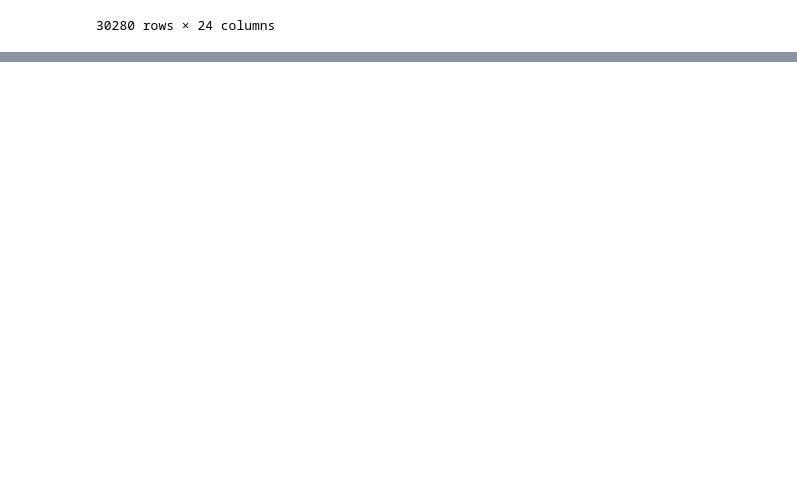
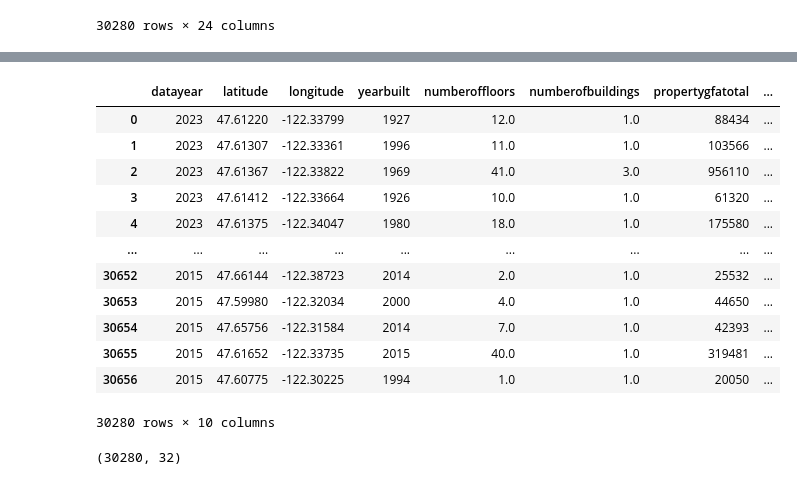
Before and after one commit to LLAES07/seatle, a Jupyter notebook: Notebooks/Proyecto.ipynb, the cells around one changed output, grey strips where cells are left out. Drawn from its saved outputs; the diff is of its cells as text; code cells hidden in the pictures; blank space fills up the shorter version.

```diff
--- a/Notebooks/Proyecto.ipynb
+++ b/Notebooks/Proyecto.ipynb
@@ -640,0 +633,3 @@ df_encoded
+# %%
+df.drop(columns=['electricity_kbtu','siteenergyuse_kbtu', 'siteenergyusewn_kbtu', 'totalghgemissions', 'ghgemissionsintensity', 'sourceeui_kbtu_sf', 'sourceeuiwn_kbtu_sf',
+                 'siteeuiwn_kbtu_sf', 'siteeui_kbtu_sf'], axis=1, inplace=True)
@@ -640,0 +675,22 @@ df_encoded
+# %%
+df_numerico = df.select_dtypes(include='number')
+# %%
+df_numerico
+# %% [output]
+|  | datayear | latitude | longitude | yearbuilt | numberoffloors | numberofbuildings | propertygfatotal | ... |
+| 0 | 2023 | 47.61220 | -122.33799 | 1927 | 12.0 | 1.0 | 88434 | ... |
+| 1 | 2023 | 47.61307 | -122.33361 | 1996 | 11.0 | 1.0 | 103566 | ... |
+| 2 | 2023 | 47.61367 | -122.33822 | 1969 | 41.0 | 3.0 | 956110 | ... |
+| 3 | 2023 | 47.61412 | -122.33664 | 1926 | 10.0 | 1.0 | 61320 | ... |
+| 4 | 2023 | 47.61375 | -122.34047 | 1980 | 18.0 | 1.0 | 175580 | ... |
+| ... | ... | ... | ... | ... | ... | ... | ... | ... |
+| 30652 | 2015 | 47.66144 | -122.38723 | 2014 | 2.0 | 1.0 | 25532 | ... |
+| 30653 | 2015 | 47.59980 | -122.32034 | 2000 | 4.0 | 1.0 | 44650 | ... |
+| 30654 | 2015 | 47.65756 | -122.31584 | 2014 | 7.0 | 1.0 | 42393 | ... |
+| 30655 | 2015 | 47.61652 | -122.33735 | 2015 | 40.0 | 1.0 | 319481 | ... |
+| 30656 | 2015 | 47.60775 | -122.30225 | 1994 | 1.0 | 1.0 | 20050 | ... |
+30280 rows × 10 columns
+# %%
+df_encoded.shape
+# %% [output]
+(30280, 32)
```
Also changed, not shown: parts of 24 cells of this notebook, 1 other file.
